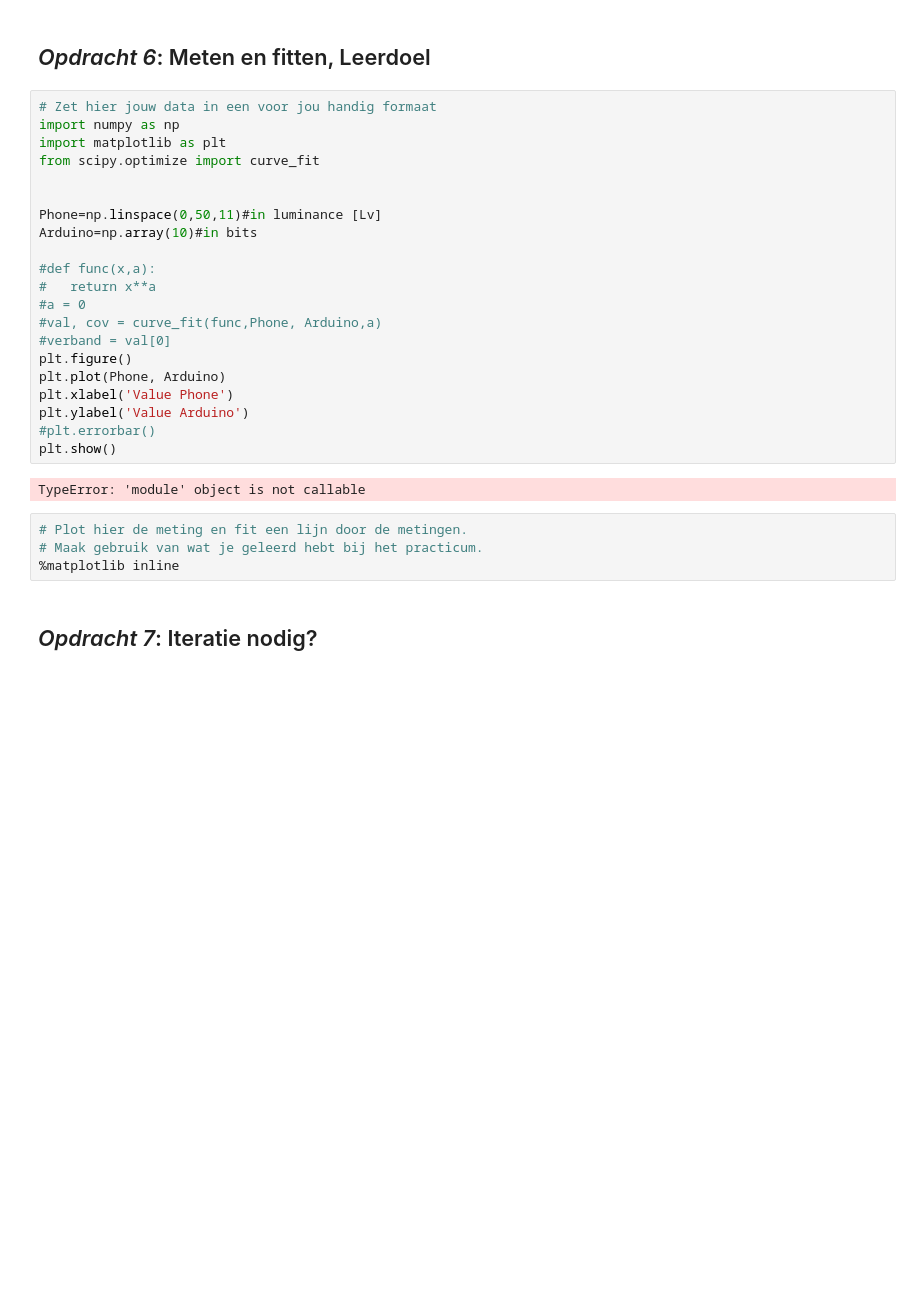
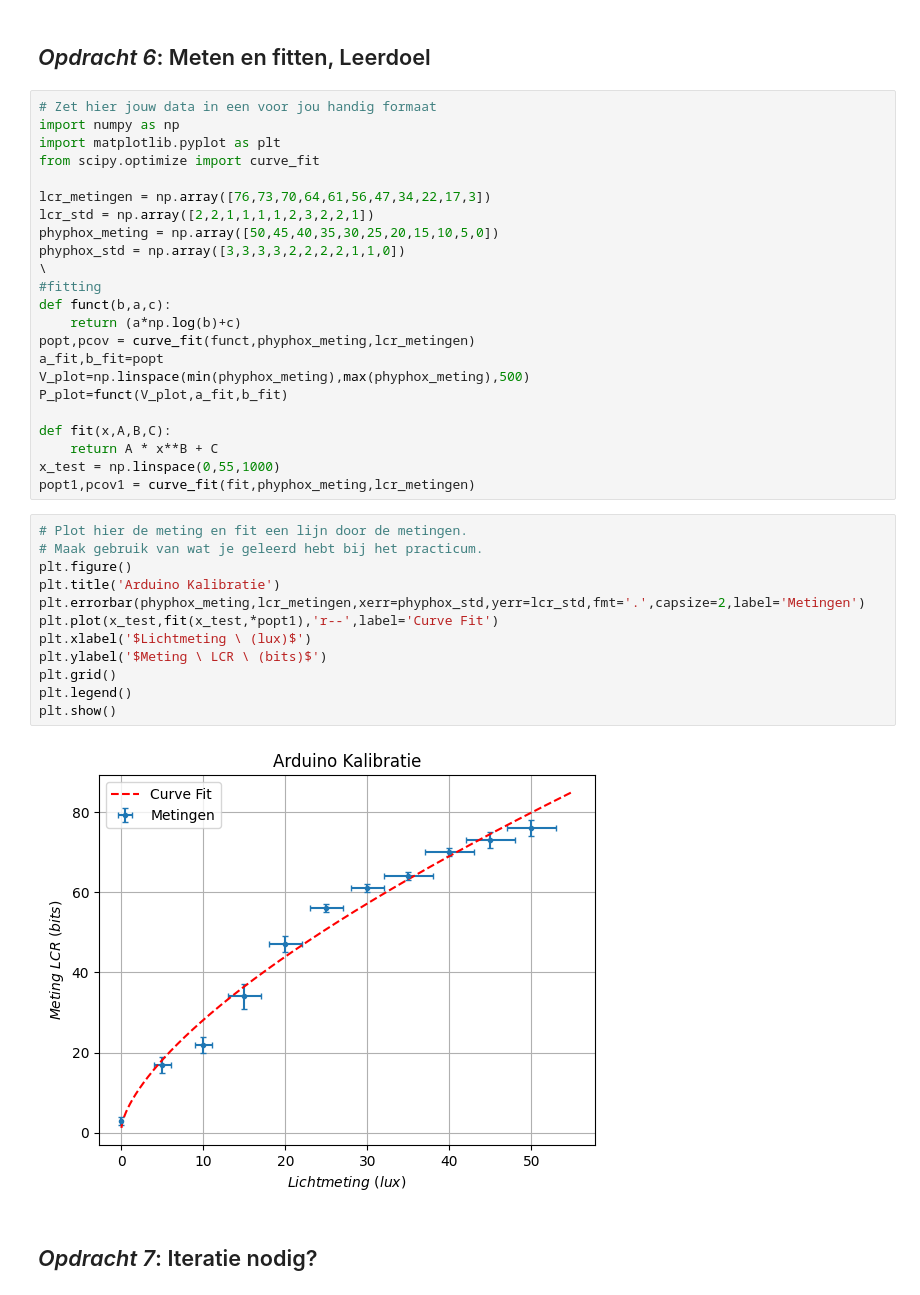
Before and after one commit to samlindner/opdrachten-DEF-D, a Jupyter notebook: FysiekeOntwerpopdrachten/1KalibreerEenSensorDigitaalAnaloog/DEFOntwerpopdracht1KalibreerEenSensorInvulTemplate.ipynb, the cells around one changed output. Saved outputs shown, nothing was run; the diff lists cells and outputs as text; blank space fills up the shorter version.

```diff
--- a/FysiekeOntwerpopdrachten/1KalibreerEenSensorDigitaalAnaloog/DEFOntwerpopdracht1KalibreerEenSensorInvulTemplate.ipynb
+++ b/FysiekeOntwerpopdrachten/1KalibreerEenSensorDigitaalAnaloog/DEFOntwerpopdracht1KalibreerEenSensorInvulTemplate.ipynb
@@ -64,31 +65,41 @@ sensor lies taped to the bottom of the box, the phone sensor camera pointed faci
 # %% [markdown]
 ## *Opdracht 6*: Meten en fitten, Leerdoel
-# %%
-# Zet hier jouw data in een voor jou handig formaat
-import numpy as np
-import matplotlib as plt
-from scipy.optimize import curve_fit
-
-
-Phone=np.linspace(0,50,11)#in luminance [Lv]
-Arduino=np.array(10)#in bits
-
-#def func(x,a):
-#   return x**a
-#a = 0
-#val, cov = curve_fit(func,Phone, Arduino,a)
-#verband = val[0]
-plt.figure()
-plt.plot(Phone, Arduino)
-plt.xlabel('Value Phone')
-plt.ylabel('Value Arduino')
-#plt.errorbar()
-plt.show()
-# %% [output]
-TypeError: 'module' object is not callable
+# %%
+# Zet hier jouw data in een voor jou handig formaat
+import numpy as np
+import matplotlib.pyplot as plt
+from scipy.optimize import curve_fit
+
+lcr_metingen = np.array([76,73,70,64,61,56,47,34,22,17,3])
+lcr_std = np.array([2,2,1,1,1,1,2,3,2,2,1])
+phyphox_meting = np.array([50,45,40,35,30,25,20,15,10,5,0])
+phyphox_std = np.array([3,3,3,3,2,2,2,2,1,1,0])
+\
+#fitting
+def funct(b,a,c):
+    return (a*np.log(b)+c)
+popt,pcov = curve_fit(funct,phyphox_meting,lcr_metingen)
+a_fit,b_fit=popt
+V_plot=np.linspace(min(phyphox_meting),max(phyphox_meting),500)
+P_plot=funct(V_plot,a_fit,b_fit)
+
+def fit(x,A,B,C):
+    return A * x**B + C
+x_test = np.linspace(0,55,1000)
+popt1,pcov1 = curve_fit(fit,phyphox_meting,lcr_metingen)
 # %%
 # Plot hier de meting en fit een lijn door de metingen.
 # Maak gebruik van wat je geleerd hebt bij het practicum.
-%matplotlib inline
+plt.figure()
+plt.title('Arduino Kalibratie')
+plt.errorbar(phyphox_meting,lcr_metingen,xerr=phyphox_std,yerr=lcr_std,fmt='.',capsize=2,label='Metingen')
+plt.plot(x_test,fit(x_test,*popt1),'r--',label='Curve Fit')
+plt.xlabel('$Lichtmeting \ (lux)$')
+plt.ylabel('$Meting \ LCR \ (bits)$')
+plt.grid()
+plt.legend()
+plt.show()
+# %% [output]
+[figure, added]
 # %% [markdown]
 ## *Opdracht 7*: Iteratie nodig?
```
Also changed, not shown: parts of 7 cells of this notebook, 1 other file.
